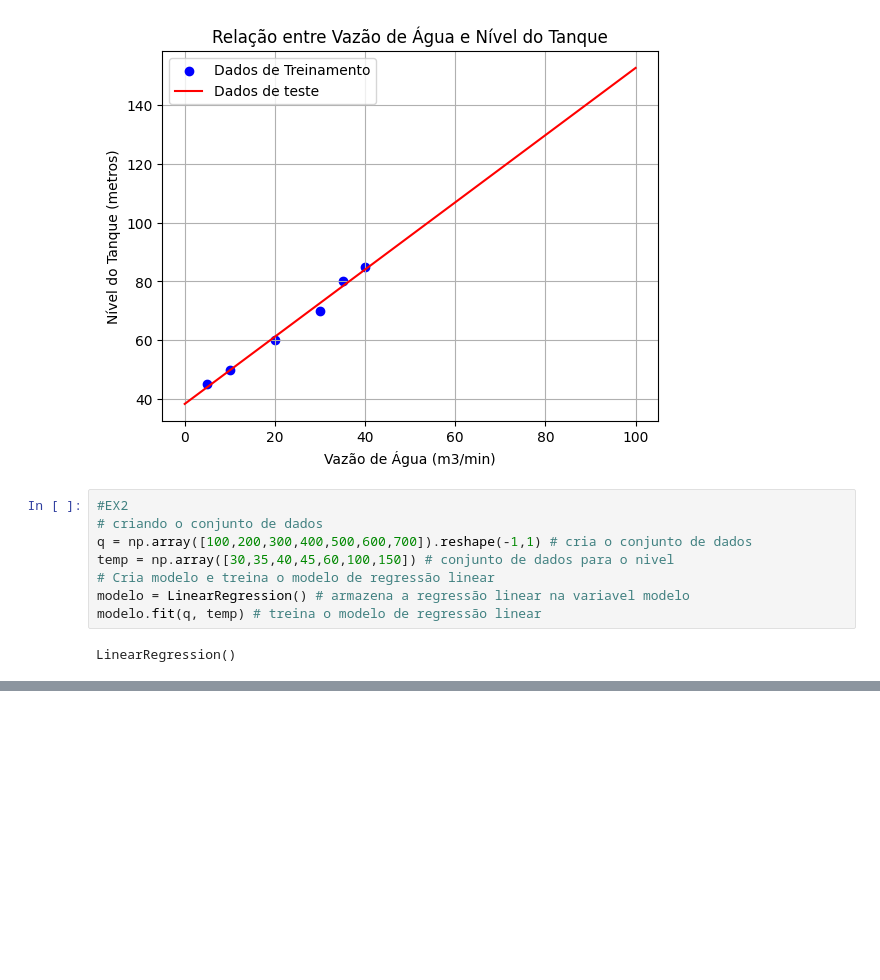
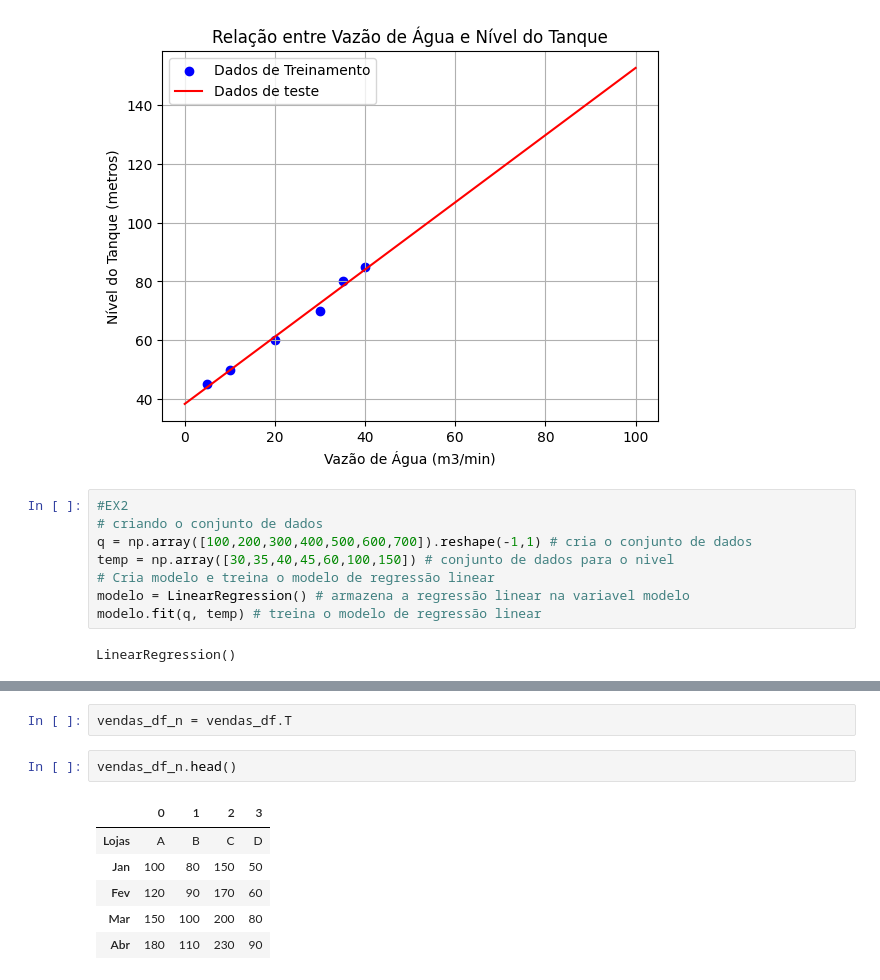
Before and after one commit to danielvieira95/Intelig-ncia-Artificial-e-Big-Data--2-2024, a Jupyter notebook: TurmaA/Aula05/codigo.ipynb, the cells around one changed output, grey strips where cells are left out. Cells and saved outputs as stored; diff of their text form; blank space fills up the shorter version.

```diff
--- a/TurmaA/Aula05/codigo.ipynb
+++ b/TurmaA/Aula05/codigo.ipynb
@@ -76,0 +120,11 @@ Quantidade de calor: 200 m3/min - Nível previsto: 61.186440677966104 metros
+# %%
+vendas_df_n = vendas_df.T
+# %%
+vendas_df_n.head()
+# %% [output]
+|  | 0 | 1 | 2 | 3 |
+| Lojas | A | B | C | D |
+| Jan | 100 | 80 | 150 | 50 |
+| Fev | 120 | 90 | 170 | 60 |
+| Mar | 150 | 100 | 200 | 80 |
+| Abr | 180 | 110 | 230 | 90 |
```
Also changed, not shown: parts of 8 cells of this notebook.
